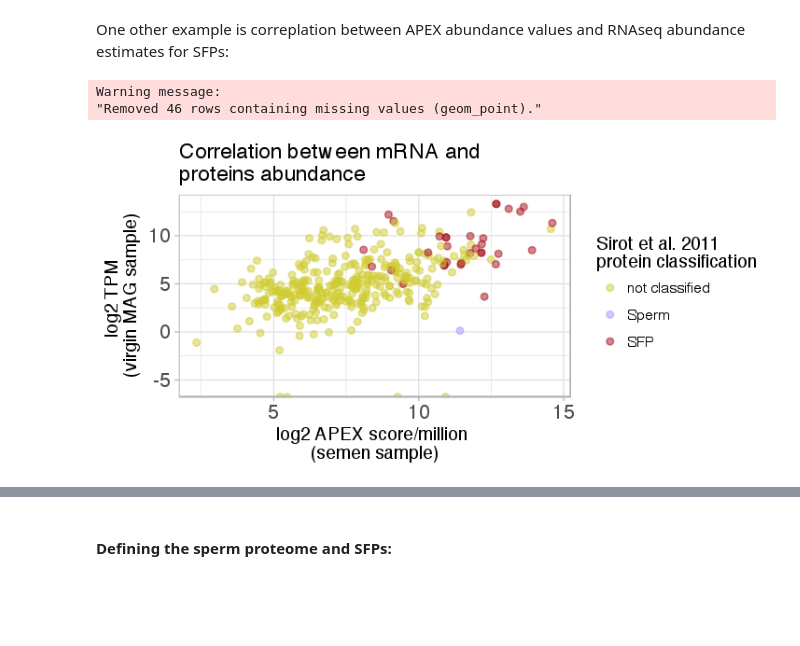
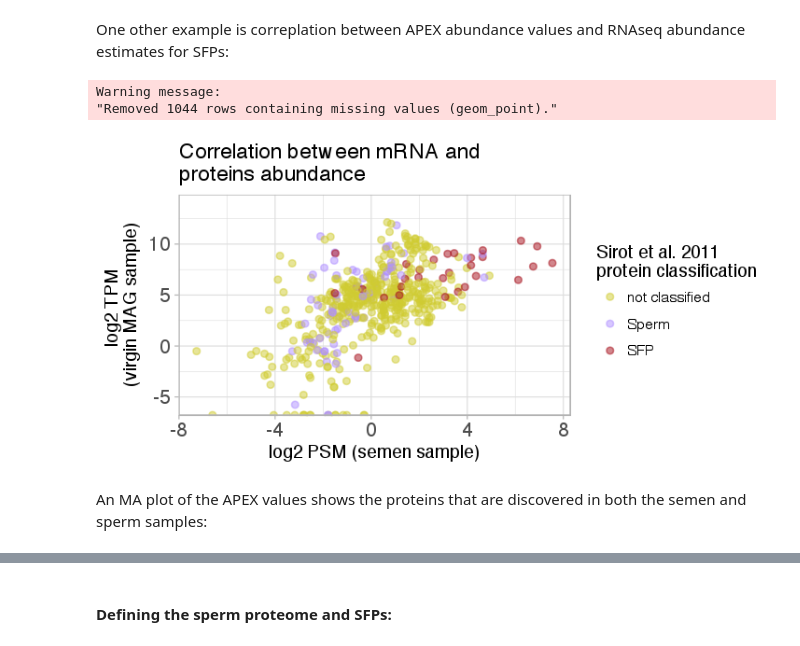
Before and after one commit to YazBraimah/Aegypti.ejaculatomics, a Jupyter notebook: Analyses/R_analysis_notebook.ipynb, the cells around one changed output, grey strips where cells are left out. Cells and saved outputs as stored; diff of their text form; code cells hidden in the pictures; blank space fills up the shorter version.

```diff
--- a/Analyses/R_analysis_notebook.ipynb
+++ b/Analyses/R_analysis_notebook.ipynb
@@ -1137,7 +1197,7 @@ ejaculotome8 = merge(ejaculotome7, peptide_data, by.x = "loc_ID", by.y = "protei
 # %% [markdown]
 Finally we'll combine the expression status data from the RNAseq run:
 # %%
-ejaculotome9 = merge(ejaculotome8, expression.status, by.x = "mstrg_ID", by.y = "mstrg_ID", all.x = T)
+ejaculotome10 = merge(ejaculotome9, expression.status, by.x = "mstrg_ID", by.y = "mstrg_ID", all.x = T)
 # %% [markdown]
 This section adds chromosome coordinate information:
 # %%
@@ -1145,11 +1205,11 @@ coords_proteome = subset(gene.features, gene_id %in% ejaculotome8$mstrg_ID & !is
 coords_proteome = unique(subset(coords_proteome, select = c("contig", "min", "gene_id")))
 ag <- aggregate(min~gene_id, coords_proteome, min)
 coords_proteome = merge(ag, coords_proteome)
-ejaculotome10 = merge(ejaculotome9, coords_proteome, by.x = "mstrg_ID", by.y = "gene_id")
+ejaculotome11 = merge(ejaculotome10, coords_proteome, by.x = "mstrg_ID", by.y = "gene_id")
 # %% [markdown]
 We'll assign this final table to the stable object:
 # %%
-ejaculotome_all = ejaculotome10
+ejaculotome_all = ejaculotome11
 # %% [markdown]
 To run various analyses, we'll need to add additional customizations based on the data that's already there:
 # %%
@@ -1198,6 +1258,18 @@ sperm_MAX.unique_peptides <- apply(sperm_u_Peptide_counts, 1, max)
 
 tmpDF$sperm_MAX.total_peptides = sperm_MAX.total_peptides
 tmpDF$sperm_MAX.unique_peptides = sperm_MAX.unique_peptides
+
+## Add a column with the normalization factor for total PSM (1.782214863)
+tmpDF$Semen_total_normalized_PSM = tmpDF$semen_combined_spectra*1.782214863
+
+## Add a column of log2(MAG/testis) TPM
+tmpDF$log2_MAGbyTestis = log2(tmpDF$virMAG/tmpDF$testes)
+
+## Add a column of log2(semen/sperm) PSM
+tmpDF$log2_PSM = log2(tmpDF$Semen_total_normalized_PSM/tmpDF$sperm_combined_spectra)
+
+## Add a column of "A" APEX values for an APEX MA plot
+tmpDF$APEX_A = 0.5*log2(tmpDF$APEX_sperm_VPM*tmpDF$APEX_semen_VPM)
 # %% [markdown]
 Add this to the stable object:
 # %%
@@ -1252,19 +1330,21 @@ One other example is correplation between APEX abundance values and RNAseq abund
 # %%
 tmpDF$Sirot_classification <- as.character(tmpDF$Sirot_classification)
 tmpDF$Sirot_classification <- ifelse(is.na(tmpDF$Sirot_classification),
              'not classified', tmpDF$Sirot_classification)
 tmpDF$Sirot_classification = factor(tmpDF$Sirot_classification, levels = c("not classified", "Sperm", "SFP"))
 
 options(repr.plot.width = 6, repr.plot.height = 3)
 # pdf("Figures/mRNA_vs_APEX.pdf", width = 7, height = 4)
-ggplot(subset(tmpDF, semen_status == "YES"), aes(log2(APEX_semen_VPM), log2(virMAG), colour = Sirot_classification)) +
+ggplot(tmpDF, aes(log2_PSM, log2(virMAG), colour = Sirot_classification)) +
 geom_point(alpha = 0.5) +
-labs(title = "Correlation between mRNA and \nproteins abundance", x = "log2 APEX score/million \n(semen sample)", y = "log2 TPM \n(virgin MAG sample)", colour = "Sirot et al. 2011 \nprotein classification") +
+labs(title = "Correlation between mRNA and \nproteins abundance", x = "log2 PSM (semen sample)", y = "log2 TPM \n(virgin MAG sample)", colour = "Sirot et al. 2011 \nprotein classification") +
 scale_colour_manual(values = c("#d0cb32", "#b090ff", "#a60f1a")) +
 theme_light() +
 theme(axis.text = element_text(size = 12))
 # dev.off()
 # %% [output]
 Warning message:
-"Removed 46 rows containing missing values (geom_point)."
+"Removed 1044 rows containing missing values (geom_point)."
-[figure, old version]
+[figure, new version]
+# %% [markdown]
+An MA plot of the APEX values shows the proteins that are discovered in both the semen and sperm samples:
```
Also changed, not shown: parts of 172 cells of this notebook, 1 other file.
